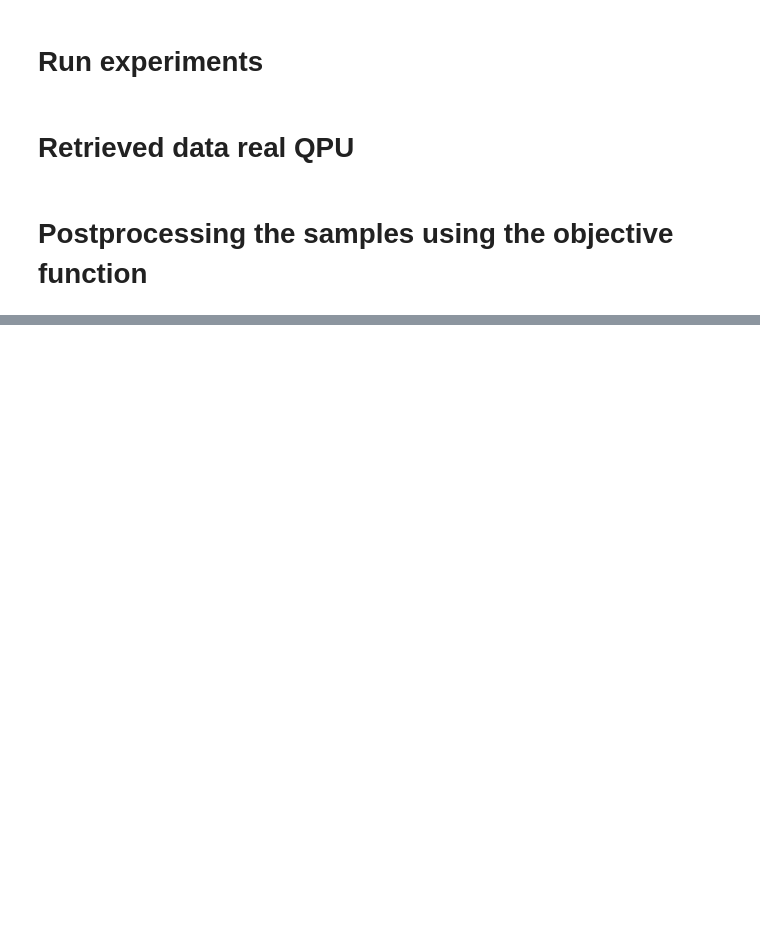
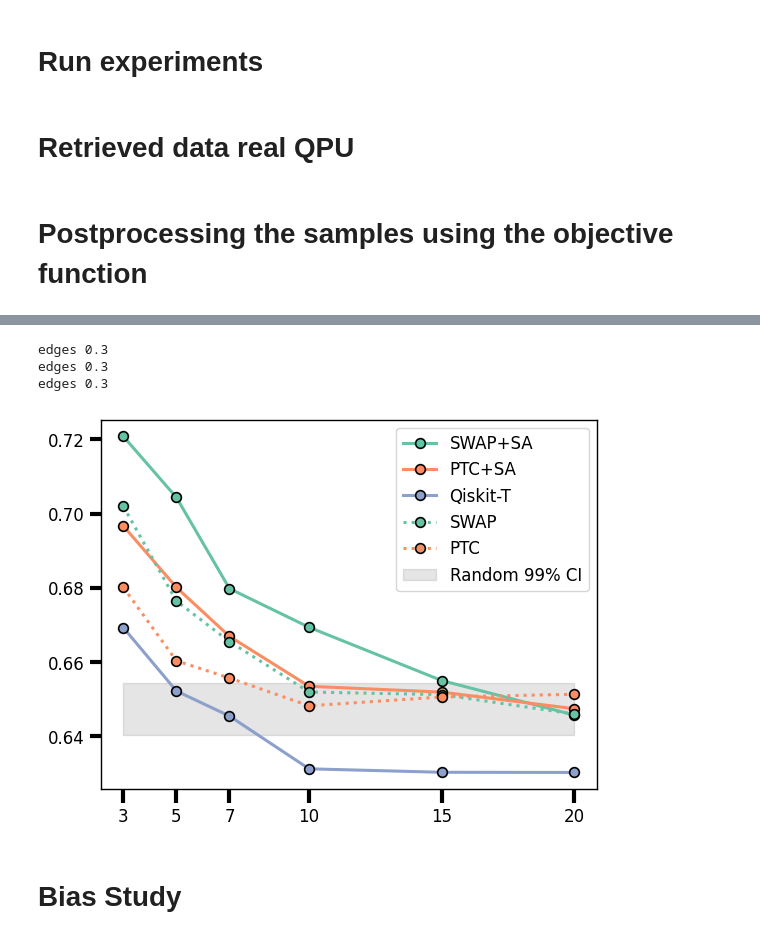
Before and after one commit to alejomonbar/QAOA-efficient-circuit-transpilation, a Jupyter notebook: example_real_device.ipynb, the cells around one changed output, grey strips where cells are left out. Cells and saved outputs as stored; diff of their text form; code cells hidden in the pictures; blank space fills up the shorter version.

Commit message:
Adding SATMapper comparison

```diff
--- a/example_real_device.ipynb
+++ b/example_real_device.ipynb
@@ -246,0 +315,47 @@ Text(0.5, 0, 'p')
+# %%
+# backend_name = "ibm_brisbane"
+import matplotlib.pyplot as plt
+backend_name = "ibm_kingston"
+Ed = 0.298
+problem_name = f"MC_Ed{Ed}"
+version = ""
+methods = ["SWAP","PTC","Qiskit-T"]
+seed = 1
+nq = 20
+fig, ax = plt.subplots()
+ps = [3,5,7,10,15,20]
+colors = {"SWAP": cm_colors(0), "PTC": cm_colors(1), "Qiskit-T": cm_colors(2)}
+for method in methods:
+    results = np.load(f"./Data/{backend_name}/{nq}_{problem_name}_{method}{seed}{version}.npy", allow_pickle=True).item()
+    print("edges", results["G"].number_of_edges()/(nq*(nq-1)/2))
+    ax.plot(ps, [results["postprocessing"][0.5][p][0]["r"] for p in ps], label=method + "+SA" if method in ["SWAP", "PTC"] else method, marker="o", markeredgecolor="black", color=colors[method], markersize=7)
+    # ax.plot(ps, [max(results["postprocessing"][0.5][p][0]["results"][:,1]) for p in ps], label=method, marker="o", markeredgecolor="black", linestyle=":", color=colors[method], markersize=7)
+
+problem_name = f"MC_Ed{Ed}_wSA"
+version = ""
+methods = ["SWAP","PTC"]
+seed = 1
+nq = 20
+for method in methods:
+    results = np.load(f"./Data/{backend_name}/{nq}_{problem_name}_{method}{seed}{version}.npy", allow_pickle=True).item()
+    ax.plot(ps, [results["postprocessing"][0.5][p][0]["r"] for p in ps], label=method, marker="o", markeredgecolor="black", linestyle=":", color=colors[method], markersize=7)
+
+# ax.plot(ps, [results["random"]["r"] for p in ps], linestyle="--", color="black")
+random_r = results["random"]["results"][:,1]
+mean_of_means = []
+for i in range(50):
+    mean_of_means.append(random_r[:1000].mean())
+    np.random.shuffle(random_r)
+ax.fill_between(ps, [results["random"]["r"]-3*np.std(mean_of_means) for p in ps], [results["random"]["r"]+3*np.std(mean_of_means)]*len(ps), color="black", alpha=0.1, label="Random 99% CI")
+ax.legend(fontsize=12)
+ax.set_xticks(ps)
+# ax.set_ylabel("r")
+# ax.set_xlabel("p")
+fig.savefig(f"./Figures/{backend_name}_{problem_name}_comparison.pdf")
+# %% [output]
+edges 0.3
+edges 0.3
+edges 0.3
+[figure, added]
+# %% [markdown]
+# Bias Study
```
Also changed, not shown: parts of 12 cells of this notebook, 24 other files.
